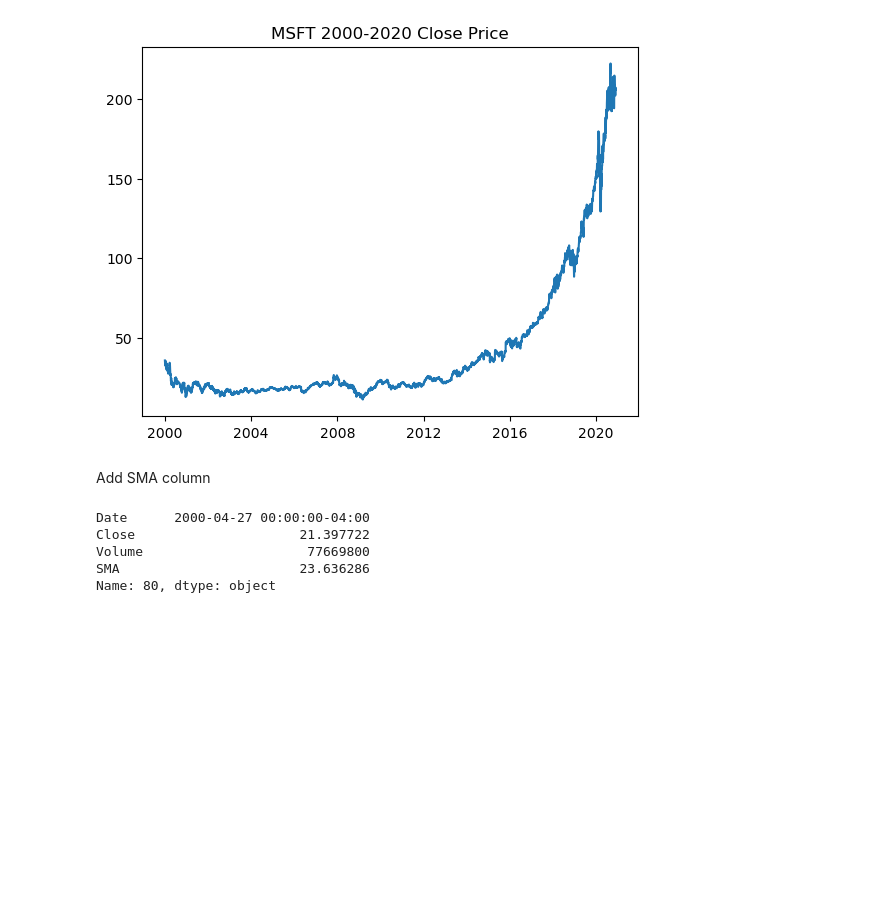
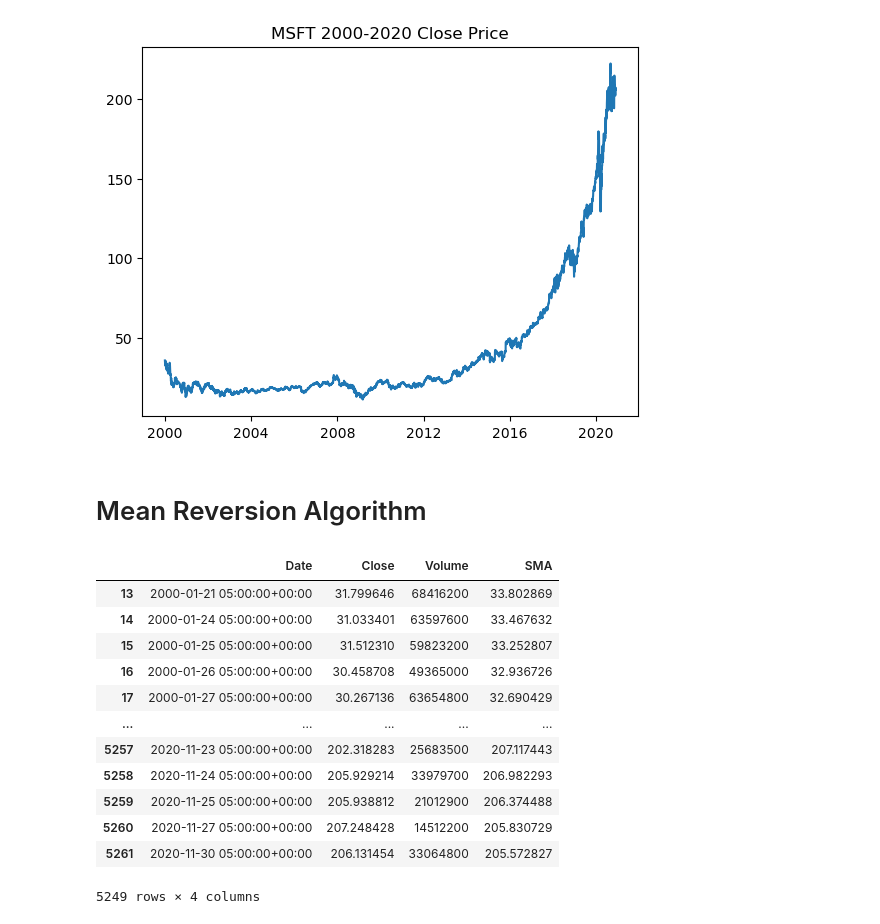
Before and after one commit to andrewa1270/mean-reversion-algo, a Jupyter notebook: main.ipynb, the cells around one changed output. Cells and saved outputs as stored; diff of their text form; code cells hidden in the pictures; blank space fills up the shorter version.

```diff
--- a/main.ipynb
+++ b/main.ipynb
@@ -11,3 +22,9 @@ msft_historical_data = msft_historical_data.drop(columns=["Open","High","Low","D
+# %%
+msft_historical_data = pd.read_csv("msft_00-20.csv")
+msft_historical_data = msft_historical_data.drop(columns=["Open","High","Low","Dividends","Stock Splits"]) # Remove unnecessary Columns
+msft_historical_data.dropna()
+
+msft_historical_data["Date"] = pd.to_datetime(msft_historical_data["Date"],utc=True)
 # %%
 plt.plot(msft_historical_data["Date"],msft_historical_data["Close"])
 plt.title("MSFT 2000-2020 Close Price")
@@ -15,12 +32,22 @@ plt.show()
 # %% [output]
 [figure]
 # %% [markdown]
-Add SMA column
+# Mean Reversion Algorithm
 # %%
+# Create simple moving average column (2 week)
 msft_historical_data["SMA"] = (msft_historical_data["Close"].rolling(14).sum()) / 14
+msft_historical_data.dropna()
 # %% [output]
+|  | Date | Close | Volume | SMA |
+| 13 | 2000-01-21 05:00:00+00:00 | 31.799646 | 68416200 | 33.802869 |
+| 14 | 2000-01-24 05:00:00+00:00 | 31.033401 | 63597600 | 33.467632 |
+| 15 | 2000-01-25 05:00:00+00:00 | 31.512310 | 59823200 | 33.252807 |
+| 16 | 2000-01-26 05:00:00+00:00 | 30.458708 | 49365000 | 32.936726 |
+| 17 | 2000-01-27 05:00:00+00:00 | 30.267136 | 63654800 | 32.690429 |
+| ... | ... | ... | ... | ... |
+| 5257 | 2020-11-23 05:00:00+00:00 | 202.318283 | 25683500 | 207.117443 |
+| 5258 | 2020-11-24 05:00:00+00:00 | 205.929214 | 33979700 | 206.982293 |
+| 5259 | 2020-11-25 05:00:00+00:00 | 205.938812 | 21012900 | 206.374488 |
+| 5260 | 2020-11-27 05:00:00+00:00 | 207.248428 | 14512200 | 205.830729 |
+| 5261 | 2020-11-30 05:00:00+00:00 | 206.131454 | 33064800 | 205.572827 |
-Date      2000-04-27 00:00:00-04:00
-Close                     21.397722
-Volume                     77669800
-SMA                       23.636286
-Name: 80, dtype: object
+5249 rows × 4 columns
```
Also changed, not shown: parts of 18 cells of this notebook, 1 other file.
